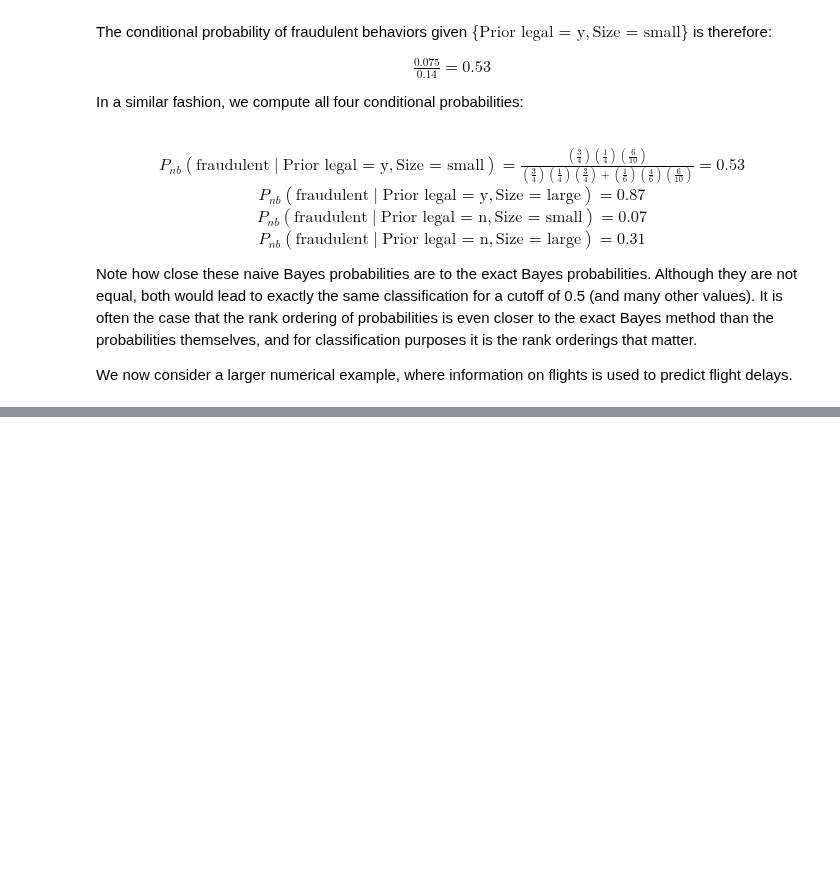
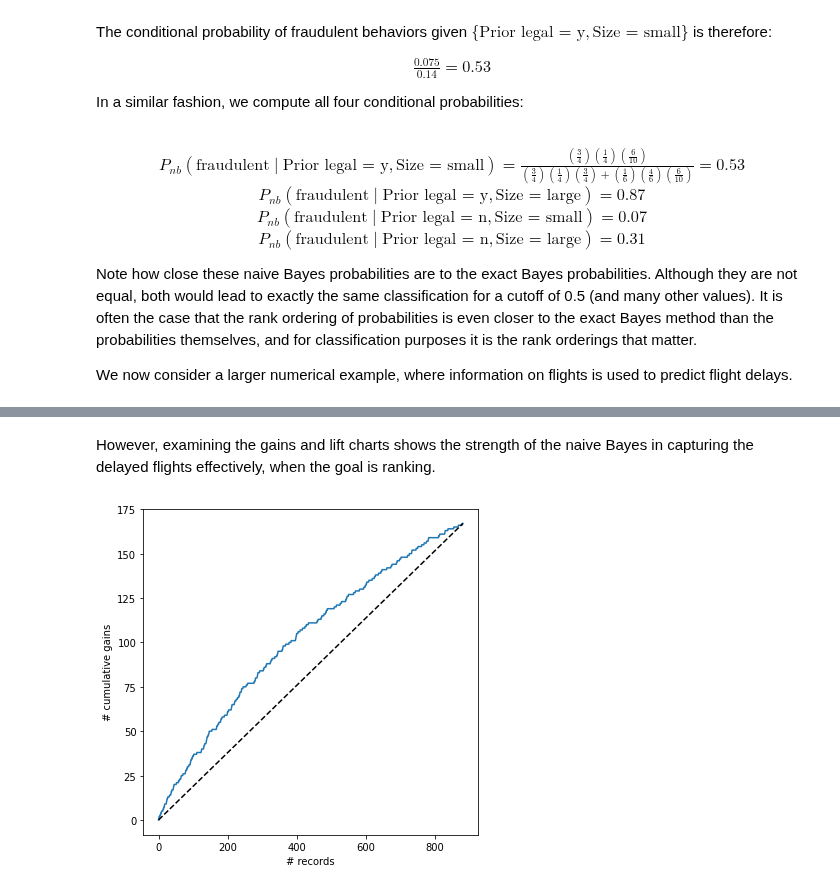
Before and after one commit to jeantardelli/data-mining-for-business-analytics, a Jupyter notebook: analysis/the-naive-bayes-classifier.ipynb, the cells around one changed output, grey strips where cells are left out. Cells and saved outputs as stored; diff of their text form; code cells hidden in the pictures; blank space fills up the shorter version.

Commit message:
The Naive Bayes Classifier - Naive Bayes Classifier Pt. II

```diff
--- a/analysis/the-naive-bayes-classifier.ipynb
+++ b/analysis/the-naive-bayes-classifier.ipynb
@@ -227,0 +251,32 @@ We now consider a larger numerical example, where information on flights is used
+# %%
+delays_df = pd.read_csv("../datasets/FlightDelays.csv")
+
+# convert to categorical
+delays_df.DAY_WEEK = delays_df.DAY_WEEK.astype("category")
+delays_df["Flight Status"] = delays_df["Flight Status"].astype("category")
+
+# create hourly bins departure
+delays_df.CRS_DEP_TIME = [round(t/100) for t in delays_df.CRS_DEP_TIME]
+delays_df.CRS_DEP_TIME = delays_df.CRS_DEP_TIME.astype("category")
+
+predictors = ["DAY_WEEK", "CRS_DEP_TIME", "ORIGIN", "DEST", "CARRIER"]
+outcome = "Flight Status"
+
+X = pd.get_dummies(delays_df[predictors])
+y = delays_df["Flight Status"].astype("category")
+classes = list(y.cat.categories)
+
+# split into training and validation
+X_train, X_valid, y_train, y_valid = train_test_split(X, y, test_size=0.40, random_state=1)
+
+# run naive Bayes
+delays_nb = MultinomialNB(alpha=0.01)
+delays_nb.fit(X_train, y_train)
+
+# predict probabilities
+pred_proba_train = delays_nb.predict_proba(X_train)
+pred_proba_valid = delays_nb.predict_proba(X_valid)
+
+# predict class membership
+y_train_pred = delays_nb.predict(X_train)
+y_valid_pred = delays_nb.predict(X_valid)
@@ -227,0 +376,11 @@ We now consider a larger numerical example, where information on flights is used
+# %% [markdown]
+However, examining the gains and lift charts shows the strength of the naive Bayes in capturing the delayed flights effectively, when the goal is ranking.
+# %%
+df = pd.DataFrame({"actual": 1 - y_valid.cat.codes, "prob": pred_proba_valid[:, 0]})
+df = df.sort_values(by=["prob"], ascending=False).reset_index(drop=True)
+
+fig, ax = plt.subplots(figsize=(6, 6))
+gains_chart(df.actual, ax=ax)
+plt.show()
+# %% [output]
+[figure, added]
```
Also changed, not shown: parts of 8 cells of this notebook, 1 other file.
